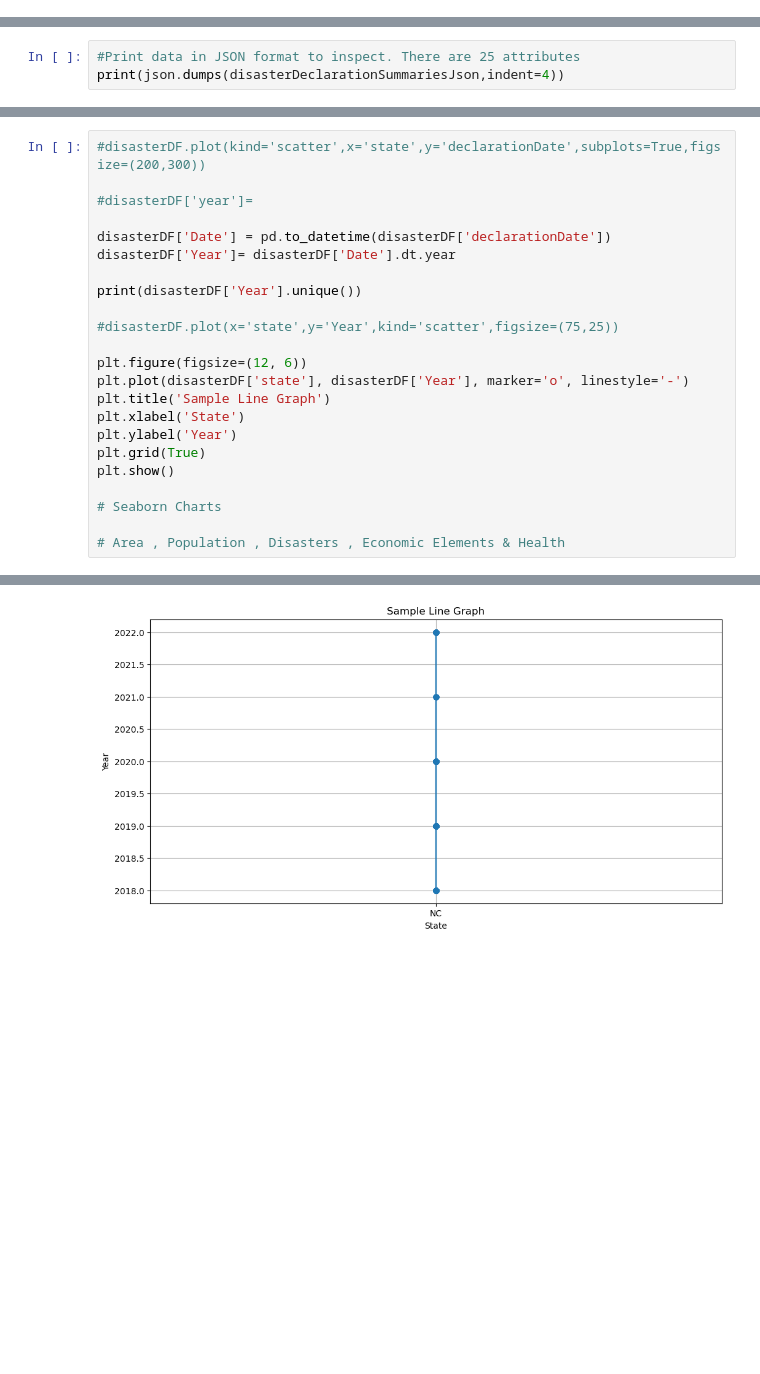
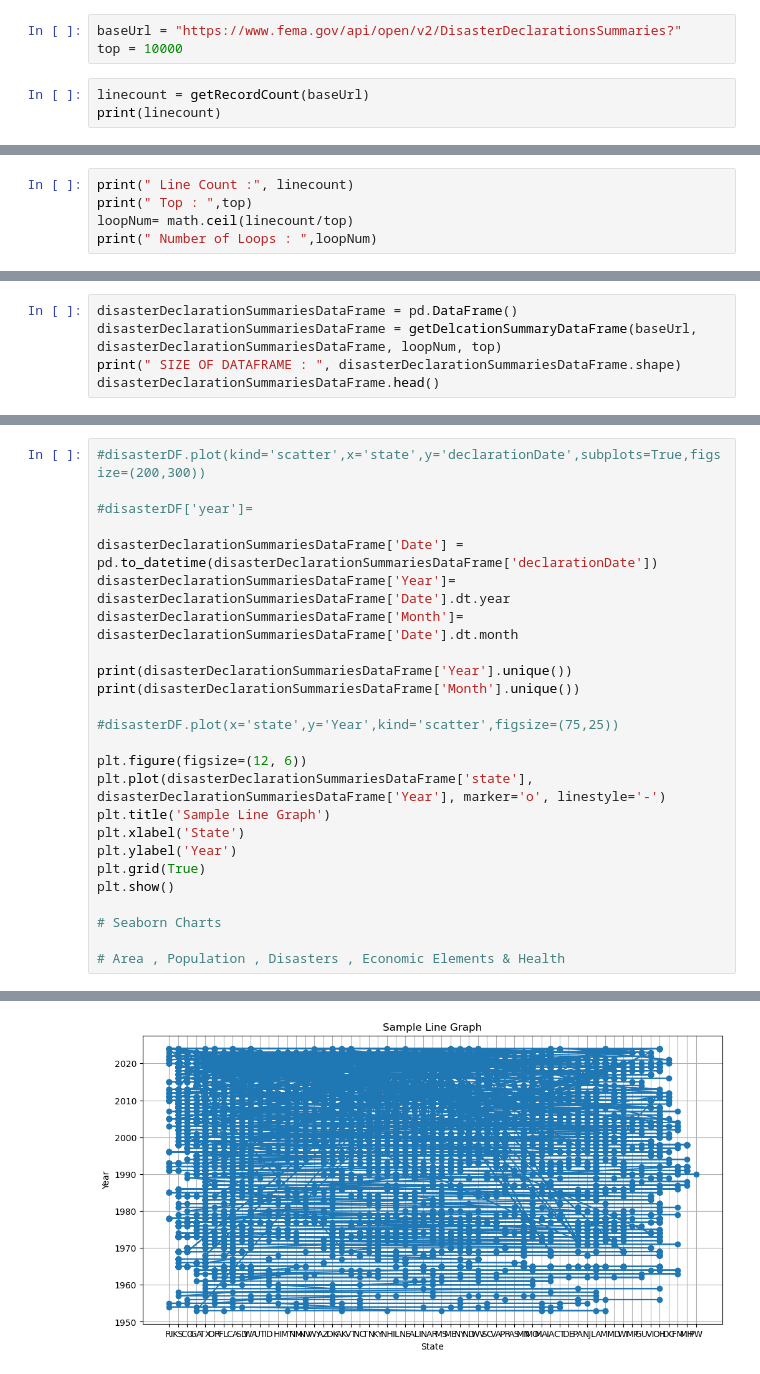
Before and after one commit to mikeszumski/Project_One_Repo, a Jupyter notebook: FEMADataAnalysis.ipynb, the cells around one changed output, grey strips where cells are left out. Drawn from its saved outputs; the diff is of its cells as text; blank space fills up the shorter version.

Commit message:
FEMA Data Analysis

```diff
--- a/FEMADataAnalysis.ipynb
+++ b/FEMADataAnalysis.ipynb
@@ -14,0 +39,6 @@ disasterDeclarationSummariesJson = disasterDeclarationSummaries.json()
+# %%
+baseUrl = "https://www.fema.gov/api/open/v2/DisasterDeclarationsSummaries?"
+top = 10000
+# %%
+linecount = getRecordCount(baseUrl)
+print(linecount)
@@ -14,0 +48,5 @@ disasterDeclarationSummariesJson = disasterDeclarationSummaries.json()
+# %%
+print(" Line Count :", linecount)
+print(" Top : ",top)
+loopNum= math.ceil(linecount/top)
+print(" Number of Loops : ",loopNum)
@@ -15,4 +57,6 @@ disasterDeclarationSummariesJson = disasterDeclarationSummaries.json()
 # %%
-#Print data in JSON format to inspect. There are 25 attributes
-print(json.dumps(disasterDeclarationSummariesJson,indent=4))
+disasterDeclarationSummariesDataFrame = pd.DataFrame()
+disasterDeclarationSummariesDataFrame = getDelcationSummaryDataFrame(baseUrl, disasterDeclarationSummariesDataFrame, loopNum, top)
+print(" SIZE OF DATAFRAME : ", disasterDeclarationSummariesDataFrame.shape)
+disasterDeclarationSummariesDataFrame.head()
 # %% [output]
@@ -182,15 +220,17 @@ disasterDF.groupby('state')['disasterNumber'].count().plot(kind='bar')
 
 #disasterDF['year']=
 
-disasterDF['Date'] = pd.to_datetime(disasterDF['declarationDate'])
-disasterDF['Year']= disasterDF['Date'].dt.year
+disasterDeclarationSummariesDataFrame['Date'] = pd.to_datetime(disasterDeclarationSummariesDataFrame['declarationDate'])
+disasterDeclarationSummariesDataFrame['Year']= disasterDeclarationSummariesDataFrame['Date'].dt.year
+disasterDeclarationSummariesDataFrame['Month']= disasterDeclarationSummariesDataFrame['Date'].dt.month
 
-print(disasterDF['Year'].unique())
+print(disasterDeclarationSummariesDataFrame['Year'].unique())
+print(disasterDeclarationSummariesDataFrame['Month'].unique())
 
 #disasterDF.plot(x='state',y='Year',kind='scatter',figsize=(75,25))
 
 plt.figure(figsize=(12, 6))
-plt.plot(disasterDF['state'], disasterDF['Year'], marker='o', linestyle='-')
+plt.plot(disasterDeclarationSummariesDataFrame['state'], disasterDeclarationSummariesDataFrame['Year'], marker='o', linestyle='-')
 plt.title('Sample Line Graph')
 plt.xlabel('State')
 plt.ylabel('Year')
@@ -205 +251 @@ plt.show()
-[figure, old version]
+[figure, new version]
```
Also changed, not shown: parts of 43 cells of this notebook.
